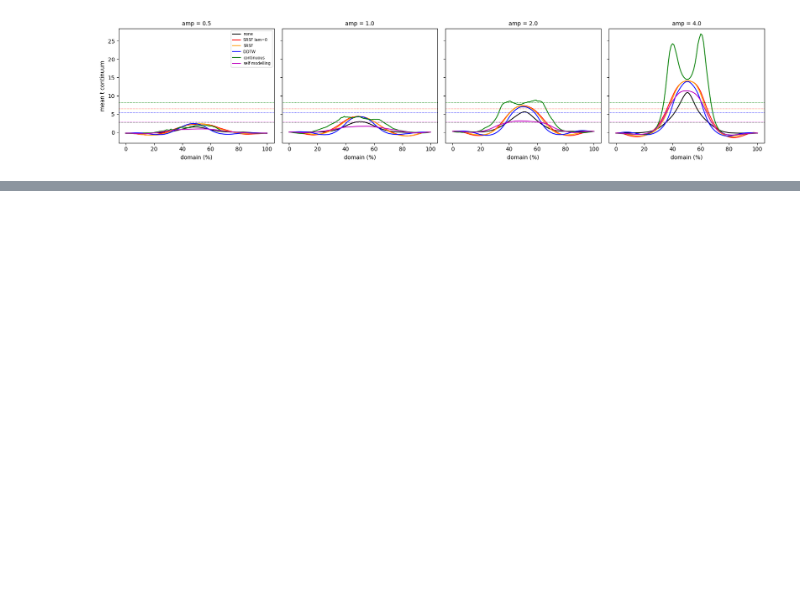
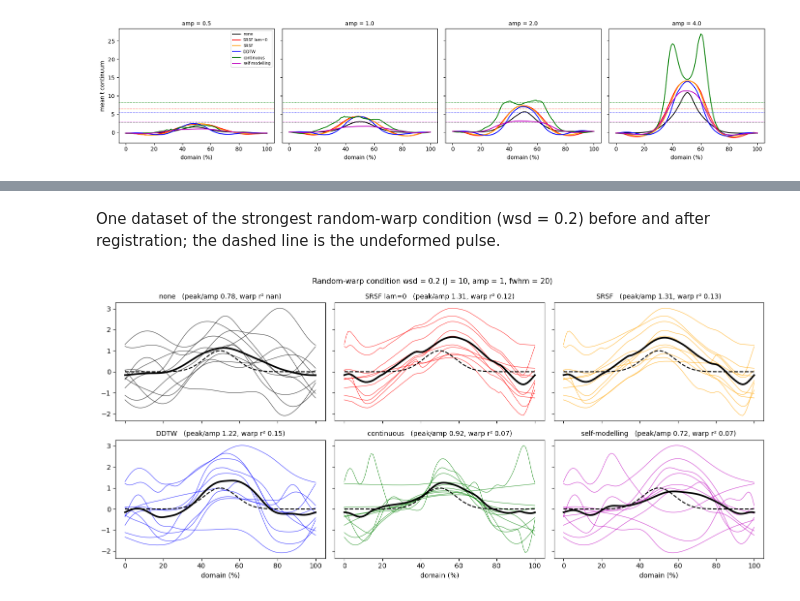
Before and after one commit to 0todd0000/registration1d, a Jupyter notebook: notebooks/power_simulated_datasets.ipynb, the cells around one changed output, grey strips where cells are left out. Cells and saved outputs as stored; diff of their text form; code cells hidden in the pictures; blank space fills up the shorter version.

```diff
--- a/notebooks/power_simulated_datasets.ipynb
+++ b/notebooks/power_simulated_datasets.ipynb
@@ -394,0 +533,17 @@ plt.tight_layout(); plt.show()
+# %% [markdown]
+One dataset of the strongest random-warp condition (wsd = 0.2) before and after registration;
+the dashed line is the undeformed pulse.
+# %%
+res = results[key(dict(BASE, qsd=0.0, wsd=0.2))]
+fig, AX = plt.subplots(2, 3, figsize=(14, 6.5), sharex=True, sharey=True)
+for ax, m in zip(AX.ravel(), METHODS):
+    y = res[m]['y_example']
+    ax.plot(t, y.T, color=COLORS[m], lw=0.8, alpha=0.7)
+    ax.plot(t, y.mean(axis=0), color='k', lw=2.5)
+    ax.plot(t, sig, 'k--', lw=1.5)
+    ax.set_title(f"{m}   (peak/amp {res[m]['peak'].mean():.2f}, warp r² {np.nanmean(res[m]['r2']):.2f})", size=10)
+for ax in AX[1]: ax.set_xlabel('domain (%)')
+plt.suptitle('Random-warp condition wsd = 0.2 (J = 10, amp = 1, fwhm = 20)', size=11)
+plt.tight_layout(); plt.show()
+# %% [output]
+[figure, added]
```
Also changed, not shown: parts of 19 cells of this notebook, 3 other files.
